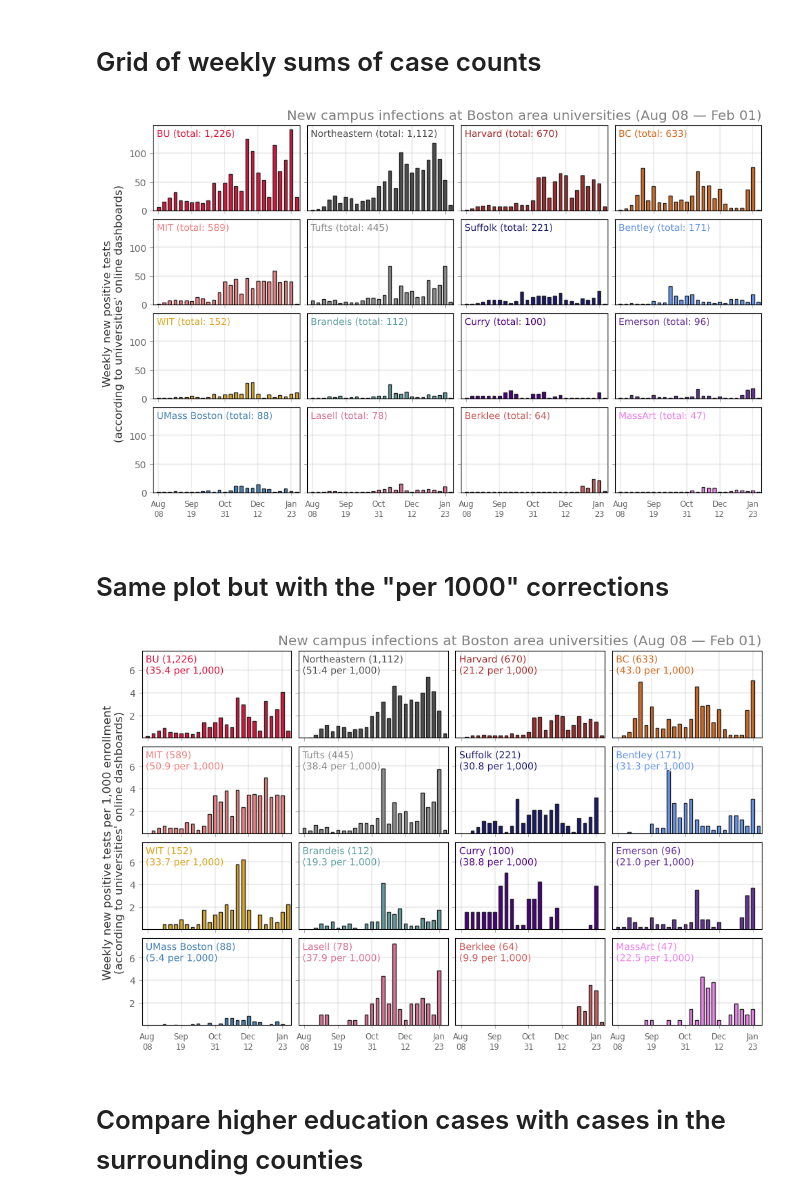
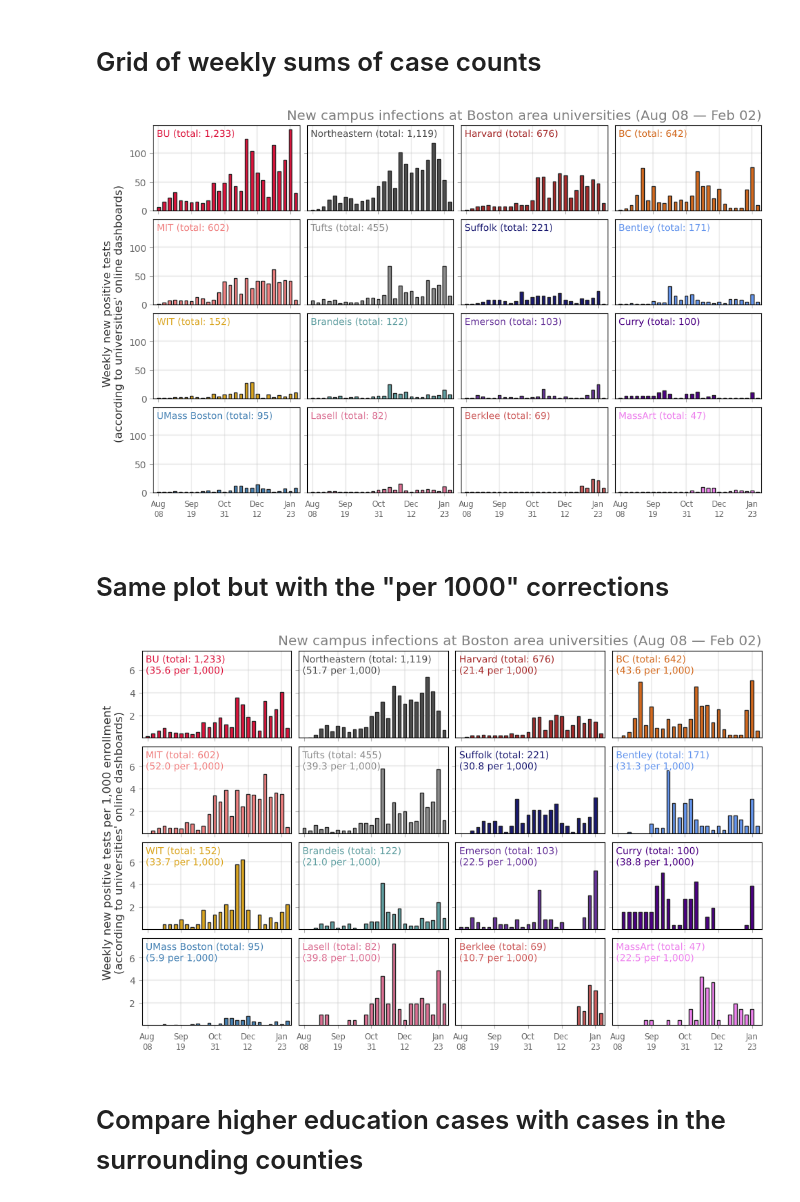
Before and after one commit to jkbren/massachusetts-higher-ed-covid, a Jupyter notebook: code/universities-in-boston.ipynb, the cells around one changed output. Cells and saved outputs as stored; diff of their text form; code cells hidden in the pictures.

```diff
--- a/code/universities-in-boston.ipynb
+++ b/code/universities-in-boston.ipynb
@@ -47,8 +47,10 @@ blist = ['167358','164988','166027','164924','166683','165662','164739','168005'
 # span through each google sheet and append it to a single dataframe
 bout = []
 for b in blist:
+    col = school_deets.loc[school_deets['ipeds_id']==int(b)]['name'].values[0]
+    burl = col.replace(" ",'%20')
     boston_d = pd.read_csv('https://docs.google.com/spreadsheets/d/'+\
-                           '1lDz0KAC_ySX48--StNq6tOySKf-WV2dO2vKLDi3u7rI/gviz/tq?tqx=out:csv&sheet=%s'%b)
+                           '1lDz0KAC_ySX48--StNq6tOySKf-WV2dO2vKLDi3u7rI/gviz/tq?tqx=out:csv&sheet=%s'%burl)
     boston_d = boston_d[['date','total_tests','positive_tests','college','url','ipeds_id']].copy()
     deets_d = school_deets.loc[school_deets['ipeds_id']==boston_d['ipeds_id'].values[0]].copy()
 
@@ -216,7 +218,7 @@ plt.savefig('../figs/pdfs/university_boston_grid.pdf', bbox_inches='tight')
 
 plt.show()
 # %% [output]
-[figure, old version]
+[figure, new version]
 # %% [markdown]
 # Same plot but with the "per 1000" corrections
 # %%
@@ -236,36 +238,36 @@ for i, univ in enumerate(sorder):
     yvals_u = data_u['positive_tests'].values / data_u['enrollment'] * 1000
 
     ax[tups[i]].bar(xvals_u, yvals_u, fc=univ_col, ec='.15', lw=1, width=4)
-    name = univ_abb + ' (%s)\n(%.1f per 1,000)'%("{:,}".format(tot_cases),sum(yvals_u))
+    name = univ_abb + ' (total: %s)\n(%.1f per 1,000)'%("{:,}".format(tot_cases),sum(yvals_u))
 
     text = ax[tups[i]].text(0.025, 0.95, name, transform=ax[tups[i]].transAxes,
                      color=univ_col, ha='left', va='top', fontsize='medium',
                      path_effects=[path_effects.Stroke(linewidth=1.5, foreground='w'), path_effects.Normal()])
 
 ax[(2,0)].set_ylabel("Weekly new positive tests per 1,000 enrollment\n"+\
                      "(according to universities' online dashboards)",
                      color='.2',fontsize='large', y=1)
 ax[(0,ncols-1)].set_title("New campus infections at Boston area universities (%s — %s)"%(
                           month_abbrev[data_u['date'].min()[5:7]]+" "+data_u['date'].min()[8:],
                           month_abbrev[today[5:7]]+" "+today[8:]),
                     x=1.0, ha='right', color='.5',fontsize='x-large')
 
 for a in fig.axes:
     datlabs = data_u['date'].unique()[::6]
     a.set_ylim(0.025,7.75)
     a.set_xticks([date_dict[i] for i in datlabs])
     a.set_xticklabels([month_abbrev[i[5:7]]+'\n'+i[8:] for i in datlabs],fontsize='small')
     a.grid(linewidth=1.5,color='.75',alpha=0.25)
     a.tick_params(labelcolor='.4',color='.7')
     a.set_xlim(date_dict[start], date_dict[today]+2)
 
 
 plt.savefig('../figs/pngs/university_boston_grid_per_1000.png', dpi=425, bbox_inches='tight')
 plt.savefig('../figs/pdfs/university_boston_grid_per_1000.pdf', bbox_inches='tight')
 
 plt.show()
 # %% [output]
-[figure, old version]
+[figure, new version]
 # %% [markdown]
 # Compare higher education cases with cases in the surrounding counties
 # %%
```
Also changed, not shown: parts of 5 cells of this notebook, 25 other files.
